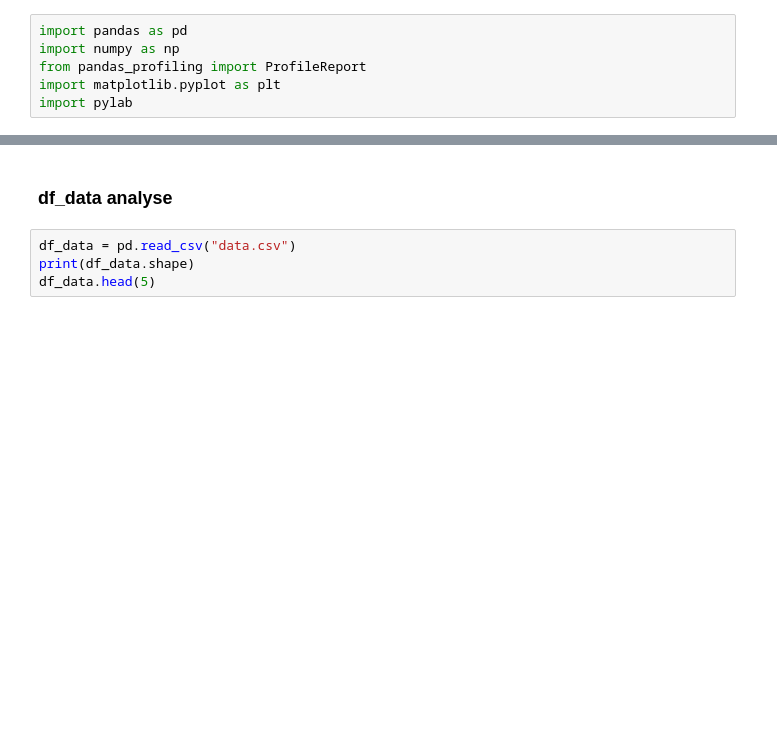
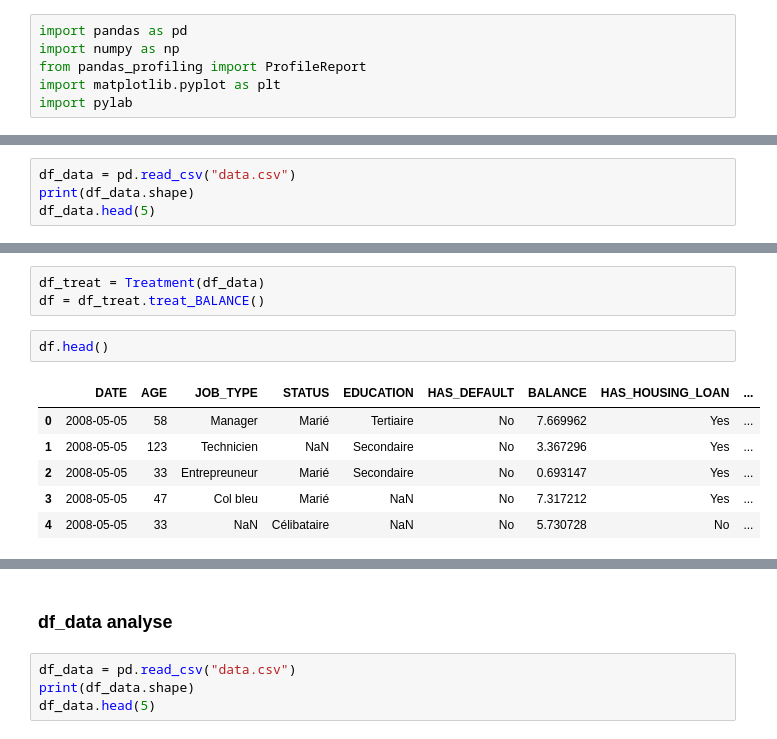
Before and after one commit to j-bd/TP_python, a Jupyter notebook: yotta_p1/notebooks/stats_descriptive.ipynb, the cells around one changed output, grey strips where cells are left out. Saved outputs shown, nothing was run; the diff lists cells and outputs as text; blank space fills up the shorter version.

```diff
--- a/yotta_p1/notebooks/stats_descriptive.ipynb
+++ b/yotta_p1/notebooks/stats_descriptive.ipynb
@@ -6,0 +93,4 @@ import pylab
+# %%
+df_data = pd.read_csv("data.csv")
+print(df_data.shape)
+df_data.head(5)
@@ -6,0 +105,12 @@ import pylab
+# %%
+df_treat = Treatment(df_data)
+df = df_treat.treat_BALANCE()
+# %%
+df.head()
+# %% [output]
+|  | DATE | AGE | JOB_TYPE | STATUS | EDUCATION | HAS_DEFAULT | BALANCE | HAS_HOUSING_LOAN | ... |
+| 0 | 2008-05-05 | 58 | Manager | Marié | Tertiaire | No | 7.669962 | Yes | ... |
+| 1 | 2008-05-05 | 123 | Technicien | NaN | Secondaire | No | 3.367296 | Yes | ... |
+| 2 | 2008-05-05 | 33 | Entrepreuneur | Marié | Secondaire | No | 0.693147 | Yes | ... |
+| 3 | 2008-05-05 | 47 | Col bleu | Marié | NaN | No | 7.317212 | Yes | ... |
+| 4 | 2008-05-05 | 33 | NaN | Célibataire | NaN | No | 5.730728 | No | ... |
```
Also changed, not shown: parts of 4 cells of this notebook, 16 other files.
